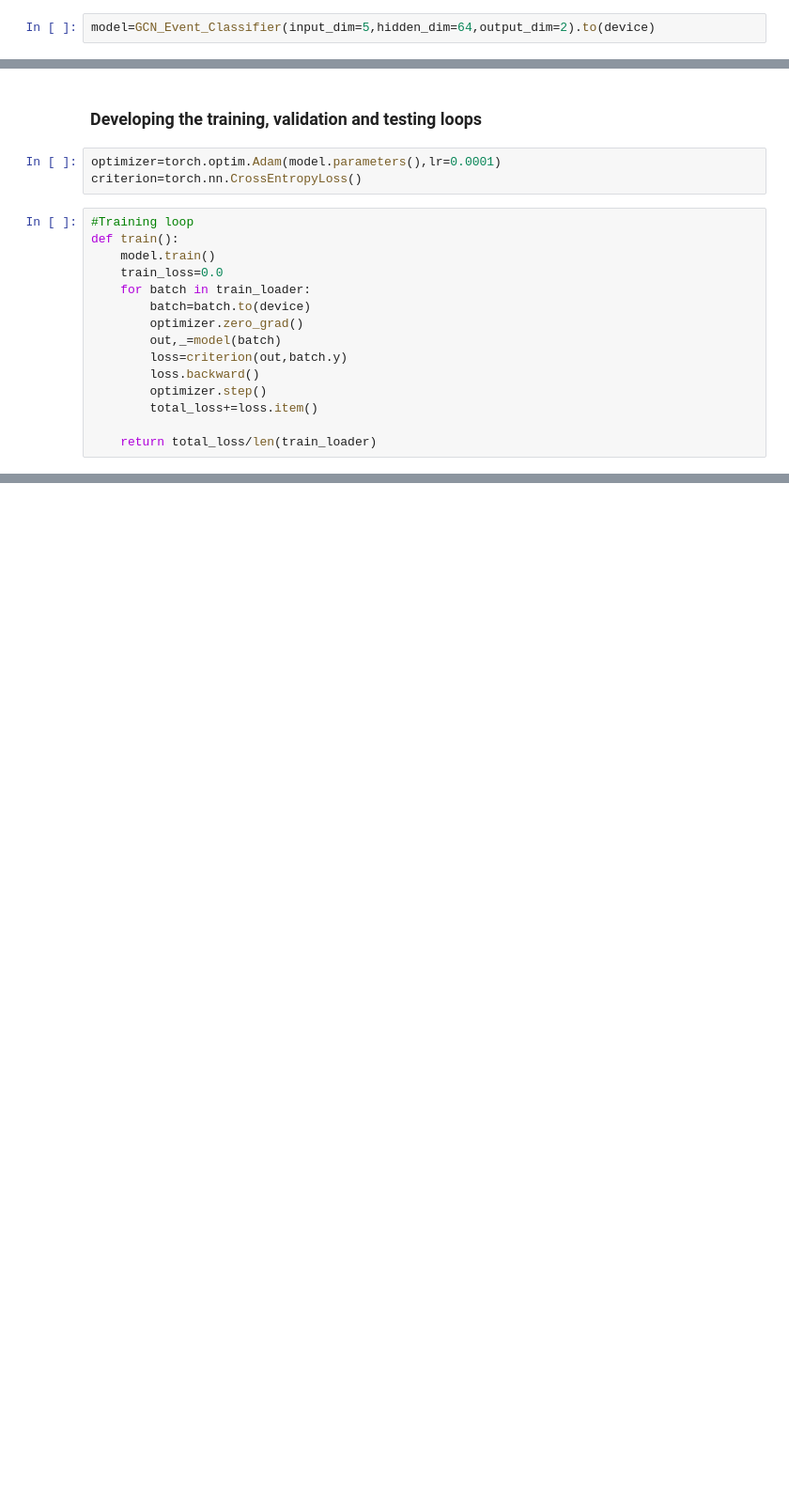
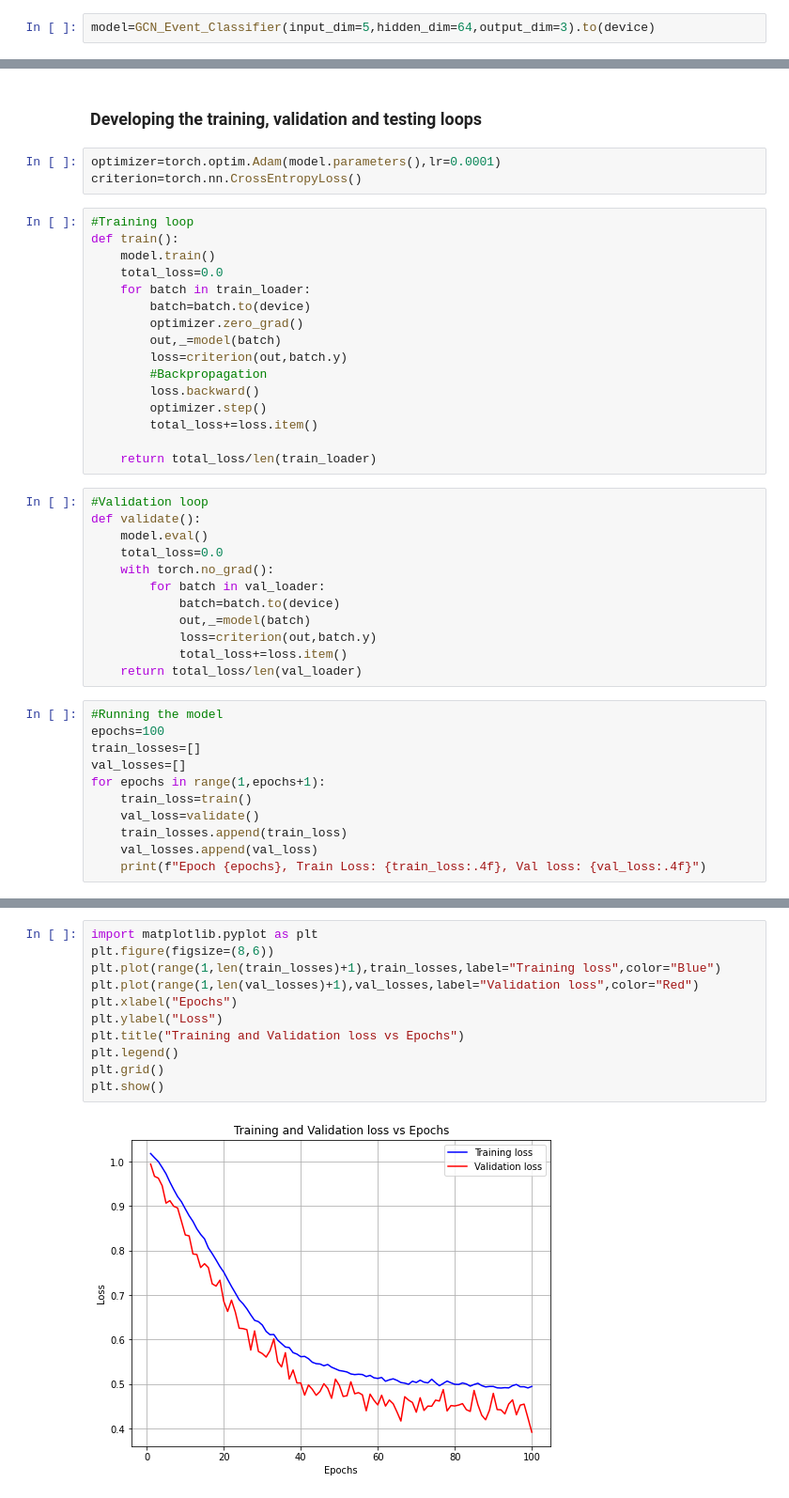
Before and after one commit to PDeySarkar103/SINP, a Jupyter notebook: GNN_Model_HGCAL.ipynb, the cells around one changed output, grey strips where cells are left out. Shown at 94% size. Drawn from its saved outputs; the diff is of its cells as text; blank space fills up the shorter version.

```diff
--- a/GNN_Model_HGCAL.ipynb
+++ b/GNN_Model_HGCAL.ipynb
@@ -196,7 +315,7 @@ class GCN_Event_Classifier(nn.Module):
 # %%
 device = torch.device("cuda" if torch.cuda.is_available() else "cpu")
 # %%
-model=GCN_Event_Classifier(input_dim=5,hidden_dim=64,output_dim=2).to(device)
+model=GCN_Event_Classifier(input_dim=5,hidden_dim=64,output_dim=3).to(device)
 # %%
 model
 # %% [output]
@@ -220,14 +339,38 @@ criterion=torch.nn.CrossEntropyLoss()
 #Training loop
 def train():
     model.train()
-    train_loss=0.0
+    total_loss=0.0
     for batch in train_loader:
         batch=batch.to(device)
         optimizer.zero_grad()
         out,_=model(batch)
         loss=criterion(out,batch.y)
+        #Backpropagation
         loss.backward()
         optimizer.step()
         total_loss+=loss.item()
 
     return total_loss/len(train_loader)
+# %%
+#Validation loop
+def validate():
+    model.eval()
+    total_loss=0.0
+    with torch.no_grad():
+        for batch in val_loader:
+            batch=batch.to(device)
+            out,_=model(batch)
+            loss=criterion(out,batch.y)
+            total_loss+=loss.item()
+    return total_loss/len(val_loader)
+# %%
+#Running the model
+epochs=100
+train_losses=[]
+val_losses=[]
+for epochs in range(1,epochs+1):
+    train_loss=train()
+    val_loss=validate()
+    train_losses.append(train_loss)
+    val_losses.append(val_loss)
+    print(f"Epoch {epochs}, Train Loss: {train_loss:.4f}, Val loss: {val_loss:.4f}")
@@ -233,0 +397,13 @@ def train():
+# %%
+import matplotlib.pyplot as plt
+plt.figure(figsize=(8,6))
+plt.plot(range(1,len(train_losses)+1),train_losses,label="Training loss",color="Blue")
+plt.plot(range(1,len(val_losses)+1),val_losses,label="Validation loss",color="Red")
+plt.xlabel("Epochs")
+plt.ylabel("Loss")
+plt.title("Training and Validation loss vs Epochs")
+plt.legend()
+plt.grid()
+plt.show()
+# %% [output]
+[figure, added]
```
Also changed, not shown: parts of 16 cells of this notebook.
